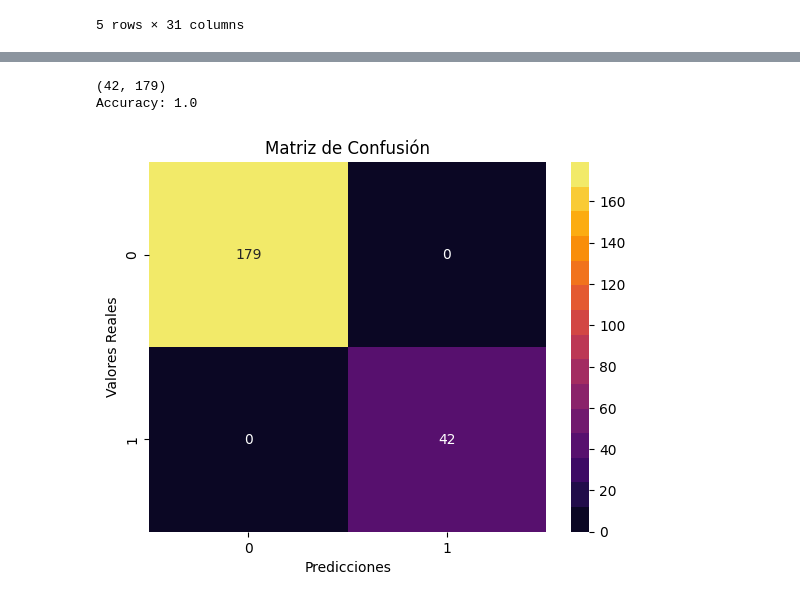
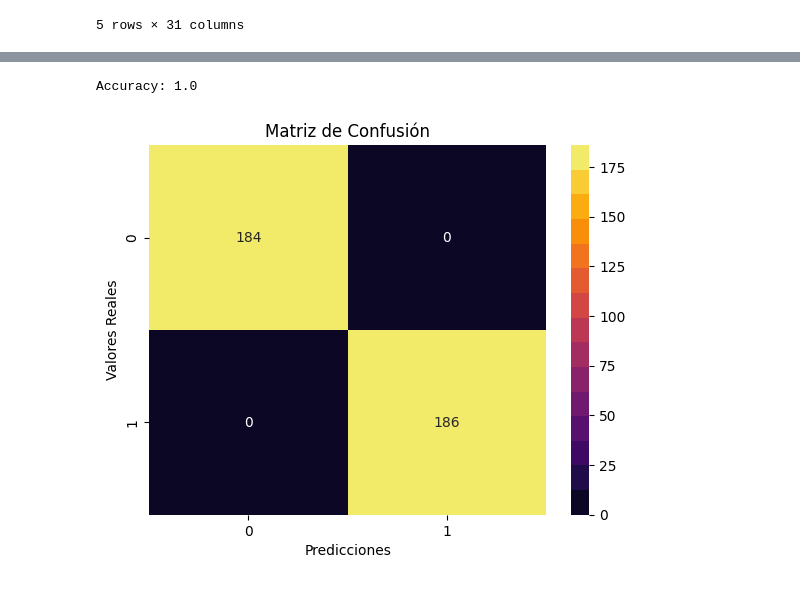
Before and after one commit to AndreAraya/Modelos-de-Machine-Learning-Diabetes-y-IBM-Atrittion-, a Jupyter notebook: IBM_attrition.ipynb, the cells around one changed output, grey strips where cells are left out. Saved outputs shown, nothing was run; the diff lists cells and outputs as text; code cells hidden in the pictures.

```diff
--- a/IBM_attrition.ipynb
+++ b/IBM_attrition.ipynb
@@ -165,12 +178,13 @@ def encodeCategoricalCols(dataSet):
 
     # Codificar cada columna categórica
     for col in categoricalCols:
-        df[col] = labelEncoder.fit_transform(dataSet[col])
+        dataSet[col] = labelEncoder.fit_transform(dataSet[col])
 
     return dataSet
 
-encodeCategoricalCols(df)
-df.head()
+
+newDataSet= encodeCategoricalCols(df.copy())
+newDataSet.head()
 # %% [output]
 |  | Age | Attrition | BusinessTravel | DailyRate | Department | DistanceFromHome | Education | ... |
 | 0 | 41 | 1 | 2 | 1102 | 2 | 1 | 2 | ... |
@@ -179,4 +193,19 @@ df.head()
 | 3 | 33 | 0 | 1 | 1392 | 1 | 3 | 4 | ... |
 | 4 | 27 | 0 | 2 | 591 | 1 | 2 | 1 | ... |
 5 rows × 31 columns
+# %%
+def dataSelec(dataSet,columns):
+    # Seleccionar las k mejores características
+    selector = SelectKBest(chi2, k=columns)
+    y = dataSet['Attrition']
+    XNew = selector.fit_transform(encodeCategoricalCols(dataSet), y)
+
+    # Escalar las características seleccionadas
+    scaler = StandardScaler()
+    XScaled = scaler.fit_transform(XNew)
+
+    # Balanceo de clases
+    smote = SMOTE()
+    XBalanced, yBalanced = smote.fit_resample(XScaled, y)
+    return (XBalanced,yBalanced,XScaled)
 # %%
@@ -240,43 +257,41 @@ def count(dataset):
             y +=1
     return(x,y)
 
 
+def logisticRegression(dataSet, columns):
 
-def logisticRegression(dataSet, columns):
-    selector = SelectKBest(chi2, k=columns)
-    y = df['Attrition']
-    XNew = selector.fit_transform(encodeCategoricalCols(dataSet), y)
-
-    # Escalar las características seleccionadas
-    scaler = StandardScaler()
-    XScaled = scaler.fit_transform(XNew)
+    xBalanced = dataSelec(dataSet,columns)[0]
+    yBalanced = dataSelec(dataSet,columns)[1]
+    xScaled = dataSelec(dataSet,columns)[2]
+    y = dataSet['Attrition']
 
     # Dividir los datos en entrenamiento y prueba
-    XTrain, XTest, yTrain, yTest = train_test_split(XScaled, y, test_size=0.15, random_state=70)
+    XTrain, XTest, yTrain, yTest = train_test_split(xBalanced, yBalanced, test_size=0.15, random_state=12)
 
     # Crear el modelo de Regresión Logística
     logistic_regression = LogisticRegression()
 
     # Entrenar el modelo
     logistic_regression.fit(XTrain, yTrain)
 
     # Hacer predicciones
     yPred = logistic_regression.predict(XTest)
+
     # Evaluar el modelo
     accuracy = accuracy_score(yTest, yPred)
     confusion_mat = confusion_matrix(yTest, yPred)
-    print(count(list(yTest)))
+
 
     print("Accuracy:", accuracy)
     palette = sns.color_palette( "inferno", n_colors= 15,)
     sns.heatmap(confusion_matrix(yTest, yPred), annot=True, fmt='d', cmap=palette)
     plt.title('Matriz de Confusión')
     plt.xlabel('Predicciones')
     plt.ylabel('Valores Reales')
     plt.show()
 
-logisticRegression(df,11)
+
+logisticRegression(df.copy(), 5)
 # %% [output]
-(42, 179)
 Accuracy: 1.0
-[figure, old version]
+[figure, new version]
```
Also changed, not shown: parts of 5 cells of this notebook.
